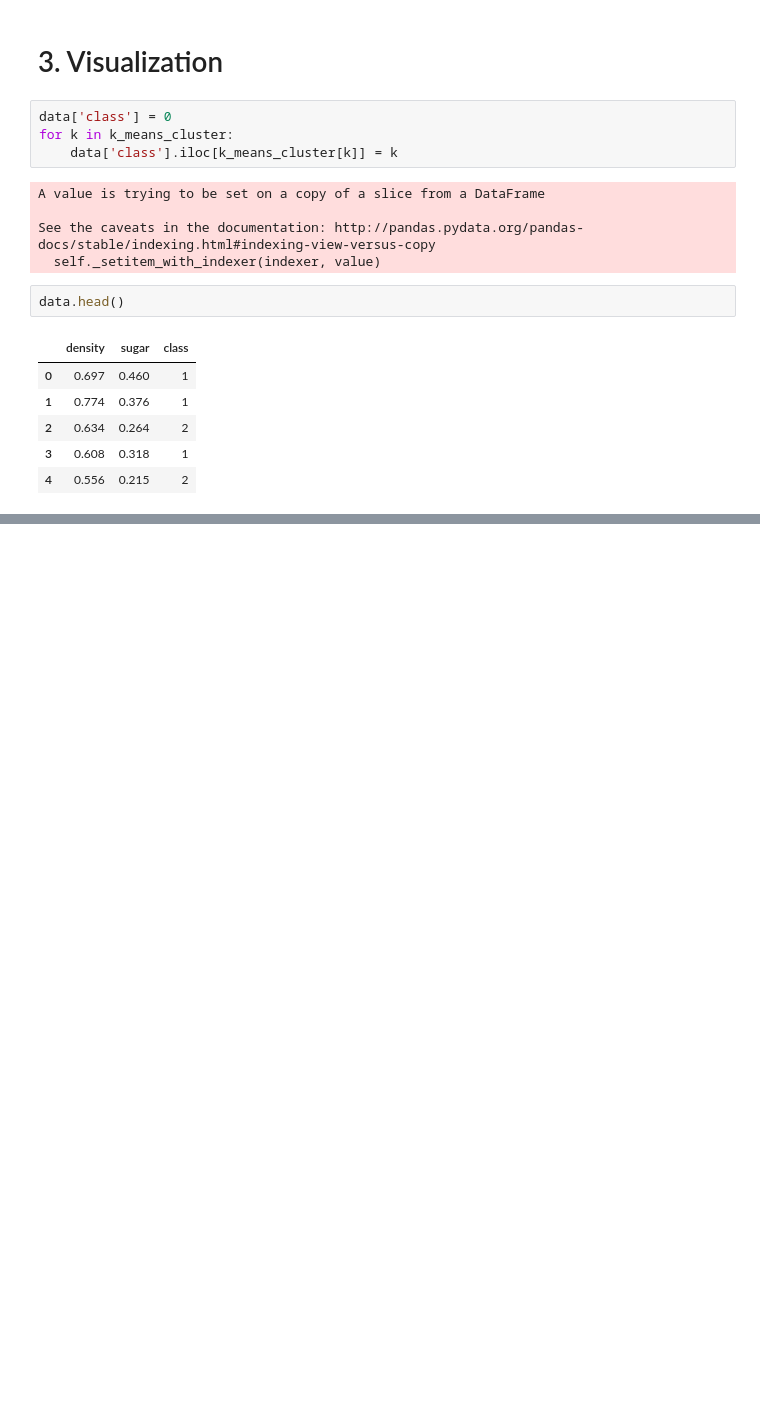
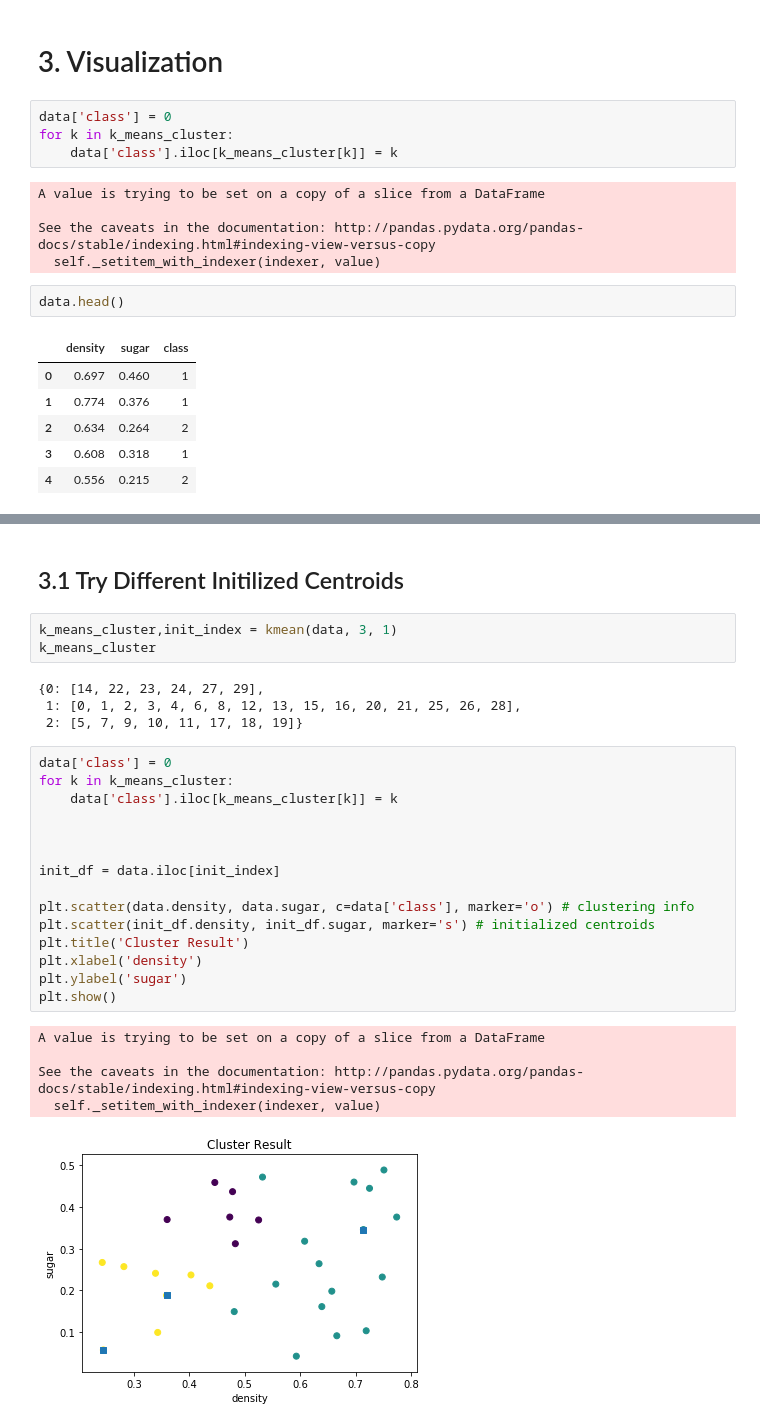
Before and after one commit to Hatchin/Machine-Learning-Zhou_Zhihua, a Jupyter notebook: Clustering/Kmeans/9.4.ipynb, the cells around one changed output, grey strips where cells are left out. Cells and saved outputs as stored; diff of their text form; blank space fills up the shorter version.

```diff
--- a/Clustering/Kmeans/9.4.ipynb
+++ b/Clustering/Kmeans/9.4.ipynb
@@ -84,0 +112,30 @@ plt.show()
+# %% [markdown]
+## 3.1 Try Different Initilized Centroids
+# %%
+k_means_cluster,init_index = kmean(data, 3, 1)
+k_means_cluster
+# %% [output]
+{0: [14, 22, 23, 24, 27, 29],
+ 1: [0, 1, 2, 3, 4, 6, 8, 12, 13, 15, 16, 20, 21, 25, 26, 28],
+ 2: [5, 7, 9, 10, 11, 17, 18, 19]}
+# %%
+data['class'] = 0
+for k in k_means_cluster:
+    data['class'].iloc[k_means_cluster[k]] = k
+
+
+
+init_df = data.iloc[init_index]
+
+plt.scatter(data.density, data.sugar, c=data['class'], marker='o') # clustering info
+plt.scatter(init_df.density, init_df.sugar, marker='s') # initialized centroids
+plt.title('Cluster Result')
+plt.xlabel('density')
+plt.ylabel('sugar')
+plt.show()
+# %% [output]
+A value is trying to be set on a copy of a slice from a DataFrame
+
+See the caveats in the documentation: http://pandas.pydata.org/pandas-docs/stable/indexing.html#indexing-view-versus-copy
+  self._setitem_with_indexer(indexer, value)
+[figure, added]
```
Also changed, not shown: parts of 11 cells of this notebook.
